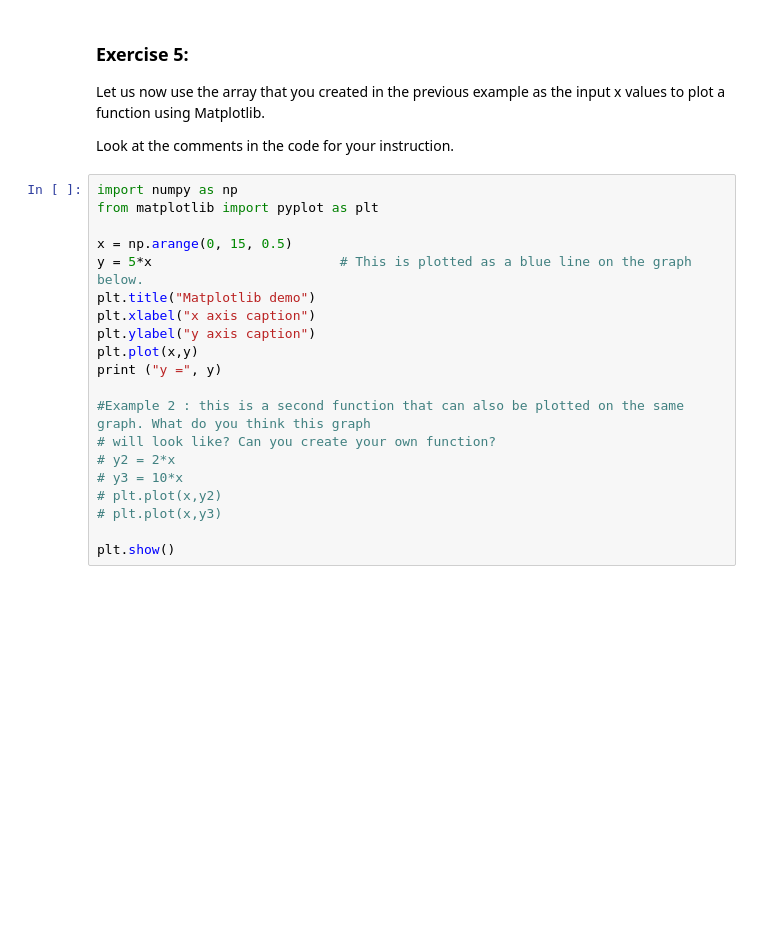
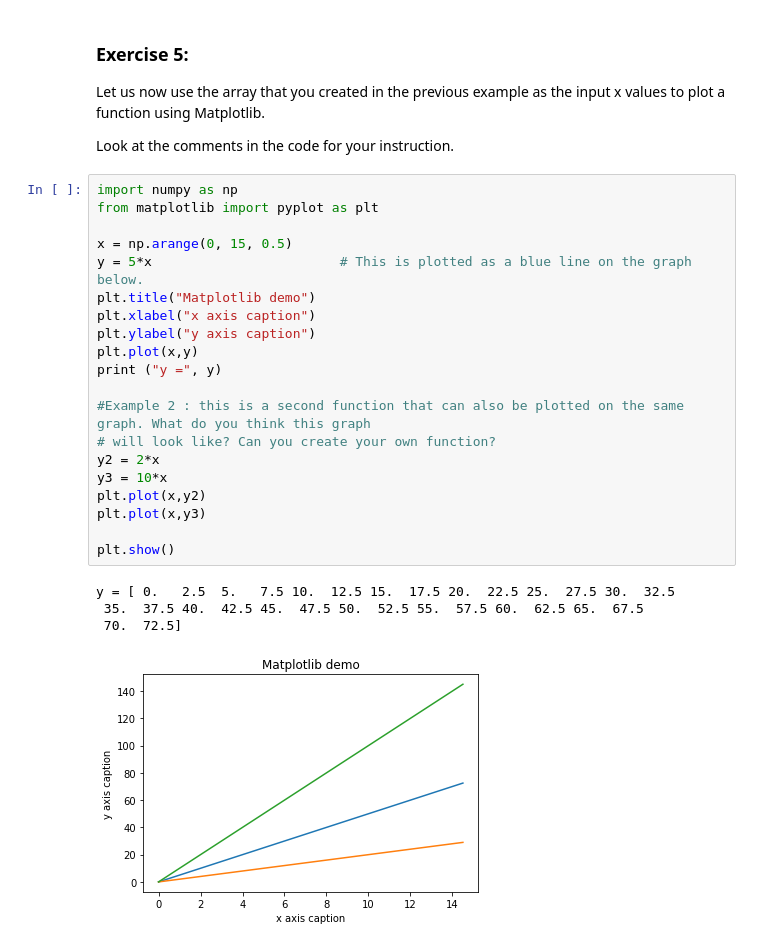
Before and after one commit to viksri98/Summer21, a Jupyter notebook: Variables_and_Operators/numpy_manipulation.ipynb, the cells around one changed output. Drawn from its saved outputs; the diff is of its cells as text; blank space fills up the shorter version.

```diff
--- a/Variables_and_Operators/numpy_manipulation.ipynb
+++ b/Variables_and_Operators/numpy_manipulation.ipynb
@@ -181,20 +230,25 @@ Look at the comments in the code for your instruction.
 # %%
 import numpy as np
 from matplotlib import pyplot as plt
 
 x = np.arange(0, 15, 0.5)
 y = 5*x                        # This is plotted as a blue line on the graph below.
 plt.title("Matplotlib demo")
 plt.xlabel("x axis caption")
 plt.ylabel("y axis caption")
 plt.plot(x,y)
 print ("y =", y)
 
 #Example 2 : this is a second function that can also be plotted on the same graph. What do you think this graph
 # will look like? Can you create your own function?
-# y2 = 2*x
-# y3 = 10*x
-# plt.plot(x,y2)
-# plt.plot(x,y3)
+y2 = 2*x
+y3 = 10*x
+plt.plot(x,y2)
+plt.plot(x,y3)
 
 plt.show()
+# %% [output]
+y = [ 0.   2.5  5.   7.5 10.  12.5 15.  17.5 20.  22.5 25.  27.5 30.  32.5
+ 35.  37.5 40.  42.5 45.  47.5 50.  52.5 55.  57.5 60.  62.5 65.  67.5
+ 70.  72.5]
+[figure, added]
```
Also changed, not shown: parts of 11 cells of this notebook, 1 other file.
